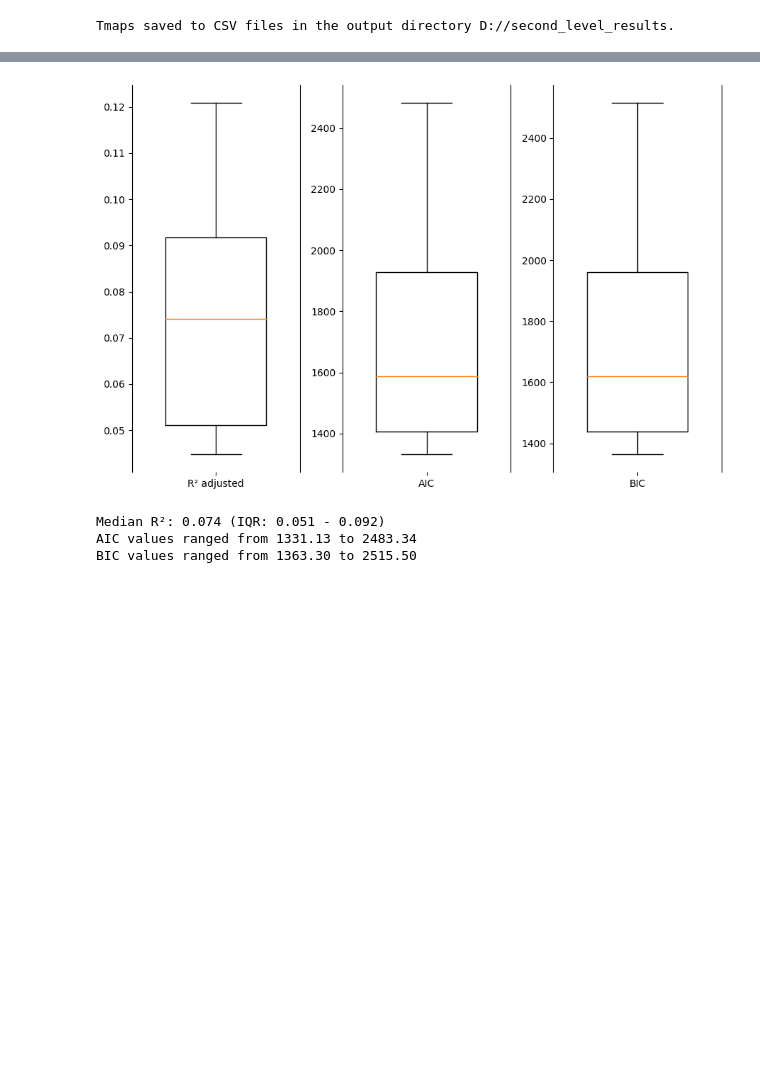
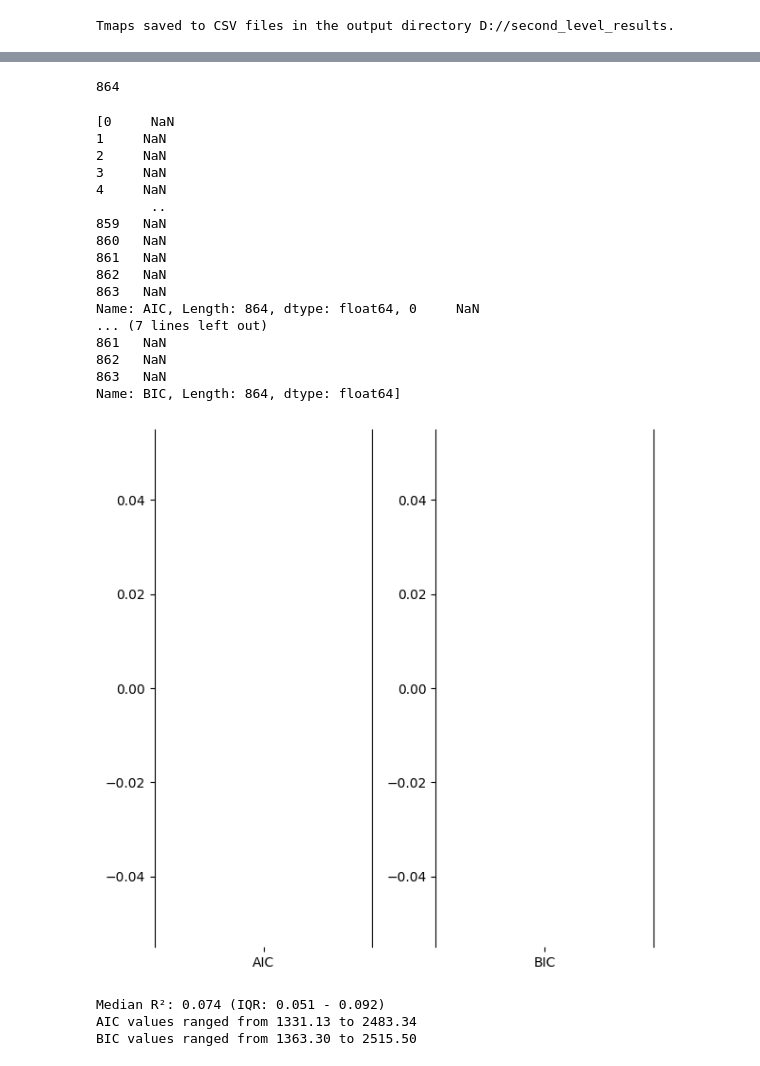
Before and after one commit to angeloodr/INPD-neuroimage-cape, a Jupyter notebook: code/seed-to-roi-2nd-level.ipynb, the cells around one changed output, grey strips where cells are left out. Cells and saved outputs as stored; diff of their text form; code cells hidden in the pictures; blank space fills up the shorter version.

Commit message:
still revising the methods - mixedlm

```diff
--- a/code/seed-to-roi-2nd-level.ipynb
+++ b/code/seed-to-roi-2nd-level.ipynb
@@ -215,12 +215,14 @@ for cape in ['cape_tot', 'cape_PA_score', 'cape_PI_score', 'cape_BE_score']:
         for roi in shaeffer_network['index']:
 
             #building my strign for the fomrula
-            formula = f'{cape} ~ roi_{roi} + age  + C(gender) + C(colection_site)  + abepscore + fd_mean_value'
+            formula = f'{cape} ~ roi_{roi} + age  + C(gender)  + abepscore + fd_mean_value'
             #
             #running the regression analysis
             # model = smf.glm(formula, data=tmap_allsubj_organized[seed],
             #                         family=NegativeBinomial())
-            model = smf.ols(formula, data=tmap_allsubj_organized[seed])
+            model = smf.mixedlm(formula,
+                                data=tmap_allsubj_organized[seed],
+                                groups=tmap_allsubj_organized[seed]["colection_site"])
             fit = model.fit()
 
             # Extract desired values
@@ -232,7 +234,7 @@ for cape in ['cape_tot', 'cape_PA_score', 'cape_PI_score', 'cape_BE_score']:
                 'AIC': fit.aic,
                 'BIC': fit.bic,
                 # 'deviance': fit.deviance,
-                'R_squared_ajusted': fit.rsquared_adj,
+                # 'R_squared_ajusted': fit.rsquared_adj,
                 # 'degrees_of_freedom': fit._iweights.sum() - len(fit.params),
                 'residuals': fit.resid,
                 # 'mcFadden_R_squared': 1 - fit.deviance / fit.null_deviance,
@@ -278,10 +272,10 @@ for cape in ['cape_tot', 'cape_PA_score', 'cape_PI_score', 'cape_BE_score']:
         results_networks[cape][seed][roi]['corr_p_value_within_cape'] = corr_p
 
         if corr_p <= 0.05:
-            print(f"###{cape} seed-{seed} roi-{roi} -> corr_p_val_within_cape {corr_p:.3f} -> Association {results_networks[cape][seed][roi]['coef']:.3f} -> t-value {results_networks[cape][seed][roi]['t_value']:.3f} -> R2 ajustado {results_networks[cape][seed][roi]['R_squared_ajusted']:.3f}")
+            print(f"###{cape} seed-{seed} roi-{roi} -> corr_p_val_within_cape {corr_p:.3f} -> Association {results_networks[cape][seed][roi]['coef']:.3f} -> t-value {results_networks[cape][seed][roi]['t_value']:.3f} ")#-> R2 ajustado {results_networks[cape][seed][roi]['R_squared_ajusted']:.3f}")
 
         if corr_p <= 0.10:
-            print(f">>>{cape} seed-{seed} roi-{roi} -> corr_p_val_within_cape {corr_p:.3f} -> Association {results_networks[cape][seed][roi]['coef']:.3f} -> t-value {results_networks[cape][seed][roi]['t_value']:.3f} -> R2 ajustado {results_networks[cape][seed][roi]['R_squared_ajusted']:.3f}")
+            print(f">>>{cape} seed-{seed} roi-{roi} -> corr_p_val_within_cape {corr_p:.3f} -> Association {results_networks[cape][seed][roi]['coef']:.3f} -> t-value {results_networks[cape][seed][roi]['t_value']:.3f} ")#-> R2 ajustado {results_networks[cape][seed][roi]['R_squared_ajusted']:.3f}")
 
 # correcting p-values for all CAPE scores together
 # creating a list with all p-values for all CAPE scores to correct them together
@@ -302,7 +296,7 @@ for cape in ['cape_tot', 'cape_PA_score', 'cape_PI_score', 'cape_BE_score']:
             index += 1
 
             if results_networks[cape][seed][roi]['corr_p_value_general'] <= 0.05:
-                print(f"###{cape} roi-{roi} -> corr_p_val_general {results_networks[cape][seed][roi]['corr_p_value_general']:.3f} -> Association {(results_networks[cape][seed][roi]['coef']):.3f} -> t-value {results_networks[cape][seed][roi]['t_value']:.3f} -> R2 ajustado {results_networks[cape][seed][roi]['R_squared_ajusted']:.3f} ")
+                print(f"###{cape} roi-{roi} -> corr_p_val_general {results_networks[cape][seed][roi]['corr_p_value_general']:.3f} -> Association {(results_networks[cape][seed][roi]['coef']):.3f} -> t-value {results_networks[cape][seed][roi]['t_value']:.3f} ")#-> R2 ajustado {results_networks[cape][seed][roi]['R_squared_ajusted']:.3f} ")
 
 print('No FDR Corretion')
 # printing the ones that are significant without correcting for all CAPE scores together
@@ -310,7 +304,7 @@ for cape in ['cape_tot', 'cape_PA_score', 'cape_PI_score', 'cape_BE_score']:
     for seed in seednames:
         for roi in results_networks[cape][seed].keys():
             if results_networks[cape][seed][roi]['p_value'] <= 0.005:
-                print(f"### {cape} roi-{roi} -> p_val {results_networks[cape][seed][roi]['p_value']:.3f} -> Association {(results_networks[cape][seed][roi]['coef']):.3f} -> t-value {results_networks[cape][seed][roi]['t_value']:.3f} -> R2 ajustado {results_networks[cape][seed][roi]['R_squared_ajusted']:.3f} ")
+                print(f"### {cape} roi-{roi} -> p_val {results_networks[cape][seed][roi]['p_value']:.3f} -> Association {(results_networks[cape][seed][roi]['coef']):.3f} -> t-value {results_networks[cape][seed][roi]['t_value']:.3f} ")#-> R2 ajustado {results_networks[cape][seed][roi]['R_squared_ajusted']:.3f} ")
 
 #printing the top five highest associations for each CAPE score without correcting for all CAPE scores together
 print('---Top 5 associations for each CAPE score without general FDR correction---')
@@ -318,12 +312,12 @@ for cape in ['cape_tot', 'cape_PA_score', 'cape_PI_score', 'cape_BE_score']:
     associations = []
     for seed in seednames:
         for roi in results_networks[cape][seed].keys():
-            associations.append((results_networks[cape][seed][roi]['coef'], cape, seed, roi, results_networks[cape][seed][roi]['p_value'], results_networks[cape][seed][roi]['t_value'], results_networks[cape][seed][roi]['R_squared_ajusted'], results_networks[cape][seed][roi]['corr_p_value_general'], results_networks[cape][seed][roi]['corr_p_value_within_cape']))
+            associations.append((results_networks[cape][seed][roi]['coef'], cape, seed, roi, results_networks[cape][seed][roi]['p_value'], results_networks[cape][seed][roi]['t_value'], results_networks[cape][seed][roi]['corr_p_value_general'], results_networks[cape][seed][roi]['corr_p_value_within_cape']))
     # Sort the associations by absolute value of the coefficient and get the top 5
     top_associations = sorted(associations, key=lambda x: abs(x[0]), reverse=True)[:5]
     print(f"Top 5 associations for {cape}:")
     for assoc in top_associations:
-        print(f"### {assoc[1]} seed-{assoc[2]} roi-{assoc[3]} -> coef {assoc[0]:.3f} -> p_val {assoc[4]:.3f} -> t-value {assoc[5]:.3f} -> R2 ajustado {assoc[6]:.3f} -> corr_p_val_general {assoc[7]:.3f} -> corr_p_val_within_cape {assoc[8]:.3f} ")
+        print(f"### {assoc[1]} seed-{assoc[2]} roi-{assoc[3]} -> coef {assoc[0]:.3f} -> p_val {assoc[4]:.3f} -> t-value {assoc[5]:.3f} -> corr_p_val_general {assoc[6]:.3f} -> corr_p_val_within_cape {assoc[7]:.3f} ")
 # %% [output]
 Intra CAPE FDR - cape_tot
 Number of p-values to correct for cape_tot: 216
@@ -367,12 +361,12 @@ merged_df = pd.DataFrame(all_results)
 # Reorder columns for better readability
 column_order = ['CAPE', 'seed', 'network', 'ROI', 'coef', 'intercept', 't_value', 'p_value',
                 'corr_p_value_general', 'corr_p_value_within_cape', 'AIC', 'BIC',
-                'R_squared_ajusted', 'residuals', 'log_likelihood']
+                'residuals', 'log_likelihood']
                 #'deviance','degrees_of_freedom' ,'mcFadden_R_squared',
 merged_df = merged_df[column_order]
 
 # Save to CSV
-# merged_df.to_csv(os.path.join(output, 'results_2ndlvl_OLS_withoutFHS.csv'), index=False)
+merged_df.to_csv(os.path.join(output, 'results_2ndlvl_mixedLM.csv'), index=False)
 
 # print(f"Merged dataframe saved to: {os.path.join(output, 'results_2ndlvl_OLS_withoutFHS.csv')}")
 # print(f"Shape: {merged_df.shape}")
@@ -415,32 +436,53 @@ Text(0.5, 0, 'Residuals')
+# %%
+len(merged_df['residuals'].values)
+# %% [output]
+864
 # %%
 
 # fig, ax = plt.subplots(figsize=(8,5))
 
 metrics = [
-    merged_df['R_squared_ajusted'],
+    # merged_df['R_squared_ajusted'],
     # merged_df['deviance'] / merged_df['degrees_of_freedom'],
     merged_df['AIC'],
     merged_df['BIC']
 ]
 
-labels = ['R² adjusted', 'AIC', 'BIC']
+labels = ['AIC', 'BIC']
 
 plt.figure(figsize=(12, 6))
-
+print(metrics)
 #create 4 subplots for each metric
 for i, metric in enumerate(metrics):
     plt.subplot(1, 4, i+1)
     plt.boxplot(metric, positions=[i], widths=0.6)
     plt.xticks([i], [labels[i]])
 
     plt.gca().spines['top'].set_visible(False)  # Hide the top spine
     # plt.gca().spines['right'].set_visible(False)  # Hide the right spine
     # plt.gca().spines['left'].set_visible(False)  # Hide the left spine
     plt.gca().spines['bottom'].set_visible(False)  # Hide the bottom spine
 
 plt.tight_layout()
 # %% [output]
+[0     NaN
+1     NaN
+2     NaN
+3     NaN
+4     NaN
+       ..
+859   NaN
+860   NaN
+861   NaN
+862   NaN
+863   NaN
+Name: AIC, Length: 864, dtype: float64, 0     NaN
+... (7 lines left out)
+861   NaN
+862   NaN
+863   NaN
+Name: BIC, Length: 864, dtype: float64]
-[figure, old version]
+[figure, new version]
 # %%
 #Across the 400 fitted negative binomial models, median R² are
 median_r2 = merged_df['R_squared_ajusted'].median()
```
Also changed, not shown: parts of 5 cells of this notebook, 1 other file.
